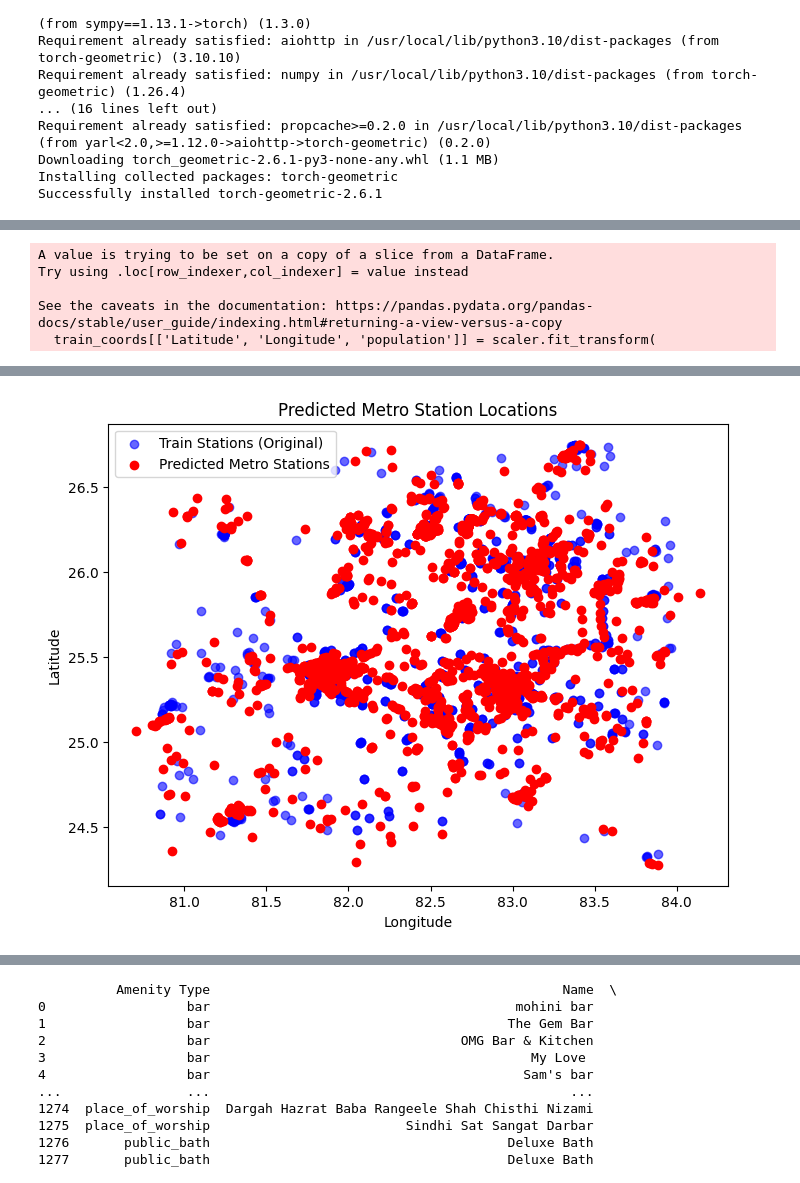
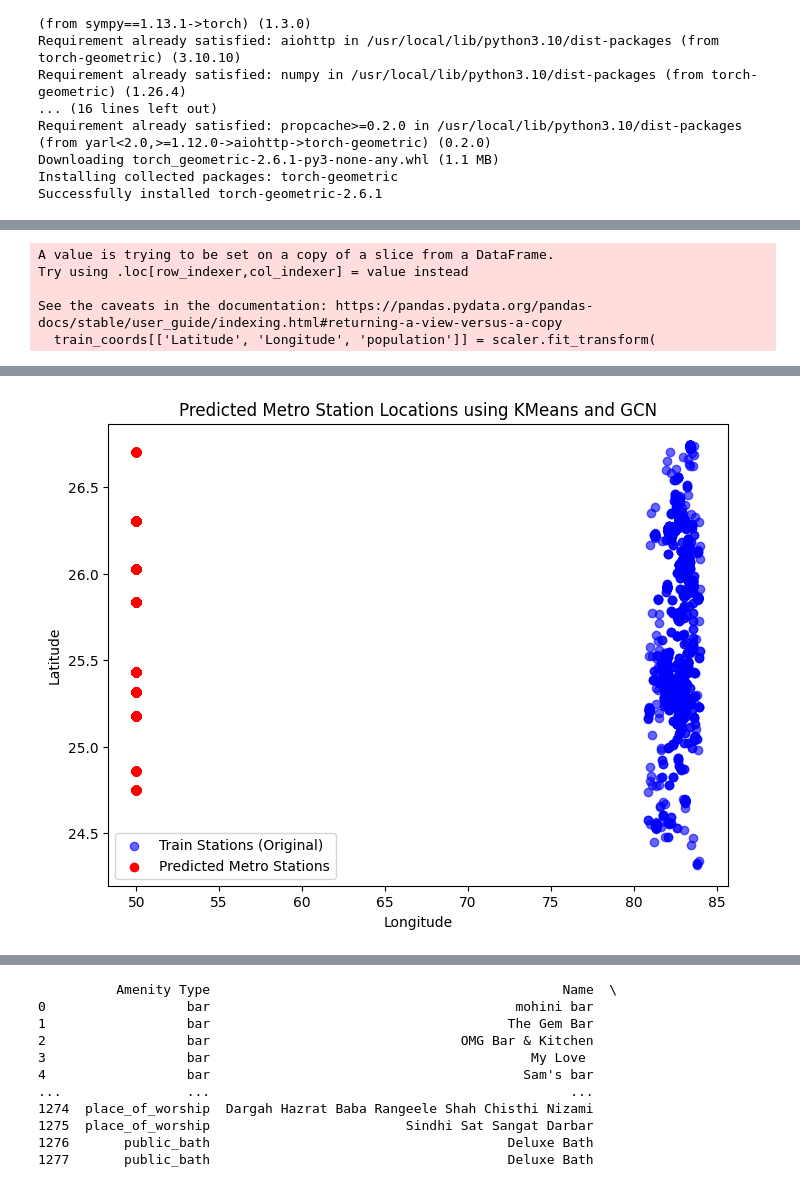
Before and after one commit to chetaniitbhilai/ML_Project, a Jupyter notebook: models/model_test/GNN_MayankPatel.ipynb, the cells around one changed output, grey strips where cells are left out. Cells and saved outputs as stored; diff of their text form; code cells hidden in the pictures.

Commit message:
Added the predicted metro stations with the least and particular locations

```diff
--- a/models/model_test/GNN_MayankPatel.ipynb
+++ b/models/model_test/GNN_MayankPatel.ipynb
@@ -263,4 +601,5 @@ Epoch 990, Loss: 0.00032391390413977206
 # %%
+#Applying KNN on the models
 import torch
 import torch.nn as nn
 import torch.optim as optim
@@ -271,6 +610,7 @@ import networkx as nx
 import matplotlib.pyplot as plt
 from sklearn.neighbors import NearestNeighbors
 from sklearn.preprocessing import MinMaxScaler
+from sklearn.cluster import KMeans
 import numpy as np
 
 # Load the train and test data
@@ -286,6 +626,15 @@ train_coords[['Latitude', 'Longitude', 'population']] = scaler.fit_transform(
     train_coords[['Latitude', 'Longitude', 'population']]
 )
 
+# Apply KMeans clustering to find the cluster centers (Metro stations)
+n_clusters = 10  # Set the number of clusters (stations)
+kmeans = KMeans(n_clusters=n_clusters, random_state=42)
+kmeans.fit(train_coords[['Latitude', 'Longitude']])
+
+# Add cluster centers as the target locations for training
+cluster_centers = kmeans.cluster_centers_
+cluster_labels = kmeans.predict(train_coords[['Latitude', 'Longitude']])
+
 # Create the graph (G) for the training dataset
 G = nx.Graph()
 for idx, row in train_coords.iterrows():
@@ -296,10 +645,7 @@ nbrs = NearestNeighbors(n_neighbors=2, algorithm='ball_tree').fit(train_coords[[
 distances, indices = nbrs.kneighbors(train_coords[['Latitude', 'Longitude']])
 for i, neighbors in enumerate(indices):
     for j in range(1, len(neighbors)):
-        # Compute the absolute difference in population
         population_diff = abs(train_coords['population'].iloc[i] + train_coords['population'].iloc[neighbors[j]])
-
-        # Add the edge with the population difference as weight
         G.add_edge(i, neighbors[j], weight=population_diff)
 
 # Prepare the node features and edges for PyTorch Geometric
@@ -321,26 +667,26 @@ edge_weight = torch.tensor(edge_weight, dtype=torch.float)
 # Create the PyTorch Geometric data object
 data = Data(x=x, edge_index=edge_index, edge_weight=edge_weight)
 
-# Define the GCN model
+# Define the GCN model to predict the cluster labels
 class GCN(nn.Module):
     def __init__(self):
         super(GCN, self).__init__()
-        self.conv1 = GCNConv(3, 16)  # Input: 3 features (Lat, Long, Population)
+        self.conv1 = GCNConv(3, 16)
         self.conv2 = GCNConv(16, 32)
-        self.conv3 = GCNConv(32, 2)  # Output: 2 features (Predicted Lat, Long)
+        self.conv3 = GCNConv(32, 16)  # Reduced complexity
+        self.conv4 = GCNConv(16, n_clusters)  # Output: n_clusters (number of metro stations)
 
     def forward(self, data):
         x, edge_index, edge_weight = data.x, data.edge_index, data.edge_weight
-        x = self.conv1(x, edge_index, edge_weight=edge_weight)
-        x = torch.relu(x)
-        x = self.conv2(x, edge_index, edge_weight=edge_weight)
-        x = torch.relu(x)
-        x = self.conv3(x, edge_index, edge_weight=edge_weight)
+        x = torch.relu(self.conv1(x, edge_index, edge_weight=edge_weight))
+        x = torch.relu(self.conv2(x, edge_index, edge_weight=edge_weight))
+        x = torch.relu(self.conv3(x, edge_index, edge_weight=edge_weight))
+        x = self.conv4(x, edge_index, edge_weight=edge_weight)  # No activation here
         return x
 
 # Initialize the model, loss function, and optimizer
 model = GCN()
-criterion = nn.MSELoss()
+criterion = nn.CrossEntropyLoss()  # Use CrossEntropyLoss as we're predicting cluster labels
 optimizer = optim.Adam(model.parameters(), lr=0.01)
 
 # Train the model
@@ -349,31 +695,43 @@ for epoch in range(epochs):
     model.train()
     optimizer.zero_grad()
     out = model(data)  # Forward pass
-    target = data.x[:, :2]  # Target is Latitude and Longitude (first two features)
-    loss = criterion(out, target)
+    target = torch.tensor(cluster_labels, dtype=torch.long)  # Cluster labels as the target
+    loss = criterion(out, target)  # Cross-entropy loss for classifying nodes into clusters
     loss.backward()
     optimizer.step()
 
     if epoch % 10 == 0:
         print(f'Epoch {epoch}, Loss: {loss.item()}')
 
-# Post-process: Inverse transform (convert back to original scale) the predictions
+# After training, predict the cluster labels for each node
 model.eval()
-predicted_positions = model(data).detach().numpy()
+predicted_labels = model(data).detach().numpy()
 
-# Inverse transform the predictions using the same scaler (for Lat, Long)
-predicted_positions = scaler.inverse_transform(
-    np.hstack((predicted_positions, np.zeros((predicted_positions.shape[0], 1))))
-)[:, :2]  # Only take Lat and Long
+# Convert predicted cluster labels to corresponding cluster centers (latitude, longitude)
+predicted_positions = cluster_centers[np.argmax(predicted_labels, axis=1)]
 
-# Clip the latitude values to stay within a valid range (Assume 0 to 50)
+# Prepare the predicted positions with a dummy population column
+# Assuming that population is not necessary for prediction; we set it to 0 (or any constant value)
+dummy_population = np.zeros(predicted_positions.shape[0]).reshape(-1, 1)
+
+# Combine the predicted positions with the dummy population (so it's a 3D feature array)
+predicted_positions_with_population = np.hstack([predicted_positions, dummy_population])
+
+# Inverse transform the predicted positions (Lat, Long, Population) using the scaler
+predicted_positions_with_population = scaler.inverse_transform(predicted_positions_with_population)
+
+# Extract only the latitude and longitude (ignore the dummy population column)
+predicted_positions = predicted_positions_with_population[:, :2]
+
+# Clip the latitude and longitude to valid ranges
 predicted_positions[:, 0] = np.clip(predicted_positions[:, 0], 0, 50)  # Latitude range
+predicted_positions[:, 1] = np.clip(predicted_positions[:, 1], 0, 50)  # Longitude range
 
-# Plot the original train data and predicted station locations
+# Plot the original train data and predicted metro stations (cluster centers)
 plt.figure(figsize=(8, 6))
 plt.scatter(train_data['Longitude'], train_data['Latitude'], color='blue', label='Train Stations (Original)', alpha=0.6)
 plt.scatter(predicted_positions[:, 1], predicted_positions[:, 0], color='red', label='Predicted Metro Stations')
-plt.title('Predicted Metro Station Locations')
+plt.title('Predicted Metro Station Locations using KMeans and GCN')
 plt.xlabel('Longitude')
 plt.ylabel('Latitude')
 plt.legend()
@@ -404 +762 @@ Epoch 990, Loss: 0.0003980170004069805
-[figure, old version]
+[figure, new version]
```
Also changed, not shown: parts of 13 cells of this notebook.
